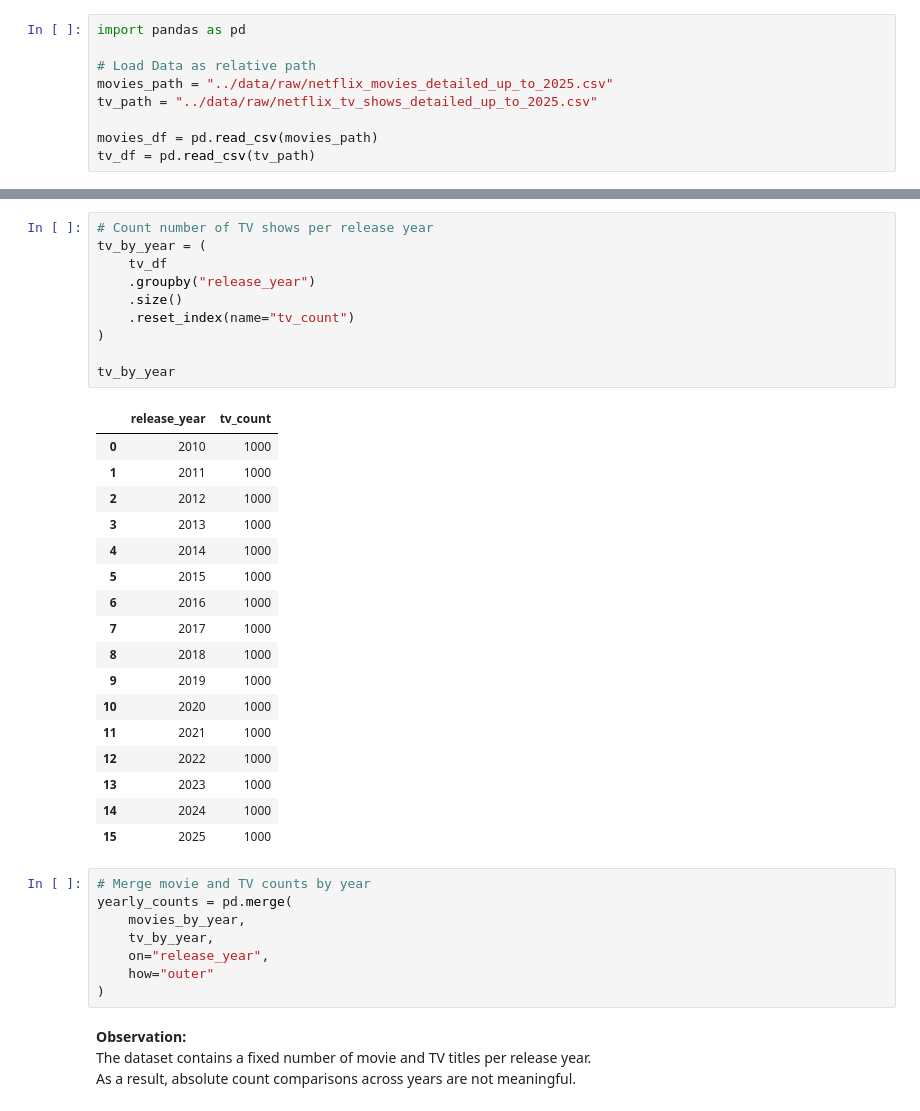
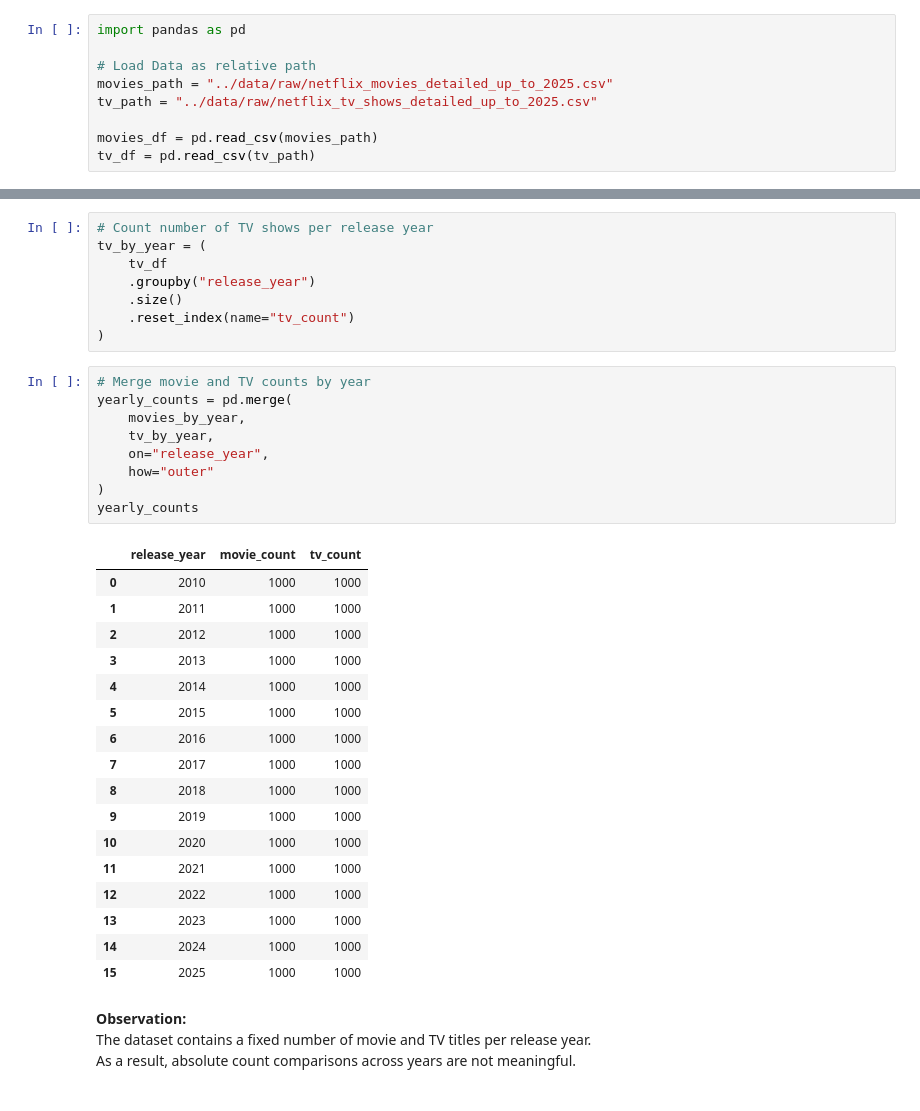
Before and after one commit to pcw419/netflix-content-strategy-update, a Jupyter notebook: notebooks/03_q1_movie_vs_tv.ipynb, the cells around one changed output, grey strips where cells are left out. Saved outputs shown, nothing was run; the diff lists cells and outputs as text.

```diff
--- a/notebooks/03_q1_movie_vs_tv.ipynb
+++ b/notebooks/03_q1_movie_vs_tv.ipynb
@@ -47,34 +27,33 @@ tv_by_year = (
     .size()
     .reset_index(name="tv_count")
 )
-
-tv_by_year
-# %% [output]
-|  | release_year | tv_count |
-| 0 | 2010 | 1000 |
-| 1 | 2011 | 1000 |
-| 2 | 2012 | 1000 |
-| 3 | 2013 | 1000 |
-| 4 | 2014 | 1000 |
-| 5 | 2015 | 1000 |
-| 6 | 2016 | 1000 |
-| 7 | 2017 | 1000 |
-| 8 | 2018 | 1000 |
-| 9 | 2019 | 1000 |
-| 10 | 2020 | 1000 |
-| 11 | 2021 | 1000 |
-| 12 | 2022 | 1000 |
-| 13 | 2023 | 1000 |
-| 14 | 2024 | 1000 |
-| 15 | 2025 | 1000 |
 # %%
 # Merge movie and TV counts by year
 yearly_counts = pd.merge(
     movies_by_year,
     tv_by_year,
     on="release_year",
     how="outer"
 )
+yearly_counts
+# %% [output]
+|  | release_year | movie_count | tv_count |
+| 0 | 2010 | 1000 | 1000 |
+| 1 | 2011 | 1000 | 1000 |
+| 2 | 2012 | 1000 | 1000 |
+| 3 | 2013 | 1000 | 1000 |
+| 4 | 2014 | 1000 | 1000 |
+| 5 | 2015 | 1000 | 1000 |
+| 6 | 2016 | 1000 | 1000 |
+| 7 | 2017 | 1000 | 1000 |
+| 8 | 2018 | 1000 | 1000 |
+| 9 | 2019 | 1000 | 1000 |
+| 10 | 2020 | 1000 | 1000 |
+| 11 | 2021 | 1000 | 1000 |
+| 12 | 2022 | 1000 | 1000 |
+| 13 | 2023 | 1000 | 1000 |
+| 14 | 2024 | 1000 | 1000 |
+| 15 | 2025 | 1000 | 1000 |
 # %% [markdown]
 **Observation:**
 The dataset contains a fixed number of movie and TV titles per release year.
```
Also changed, not shown: parts of 3 cells of this notebook, 5 other files.
